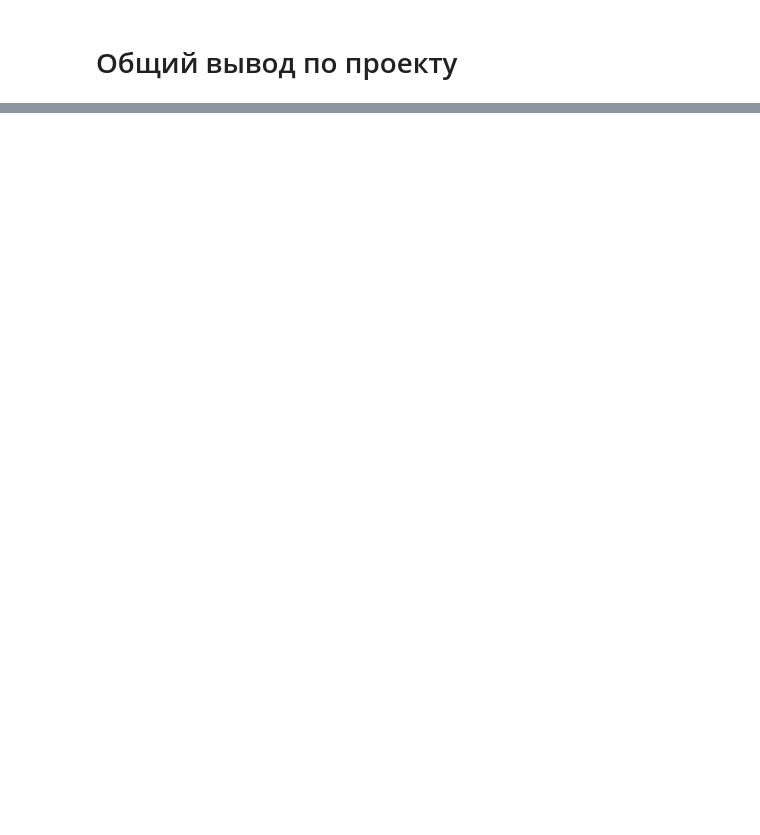
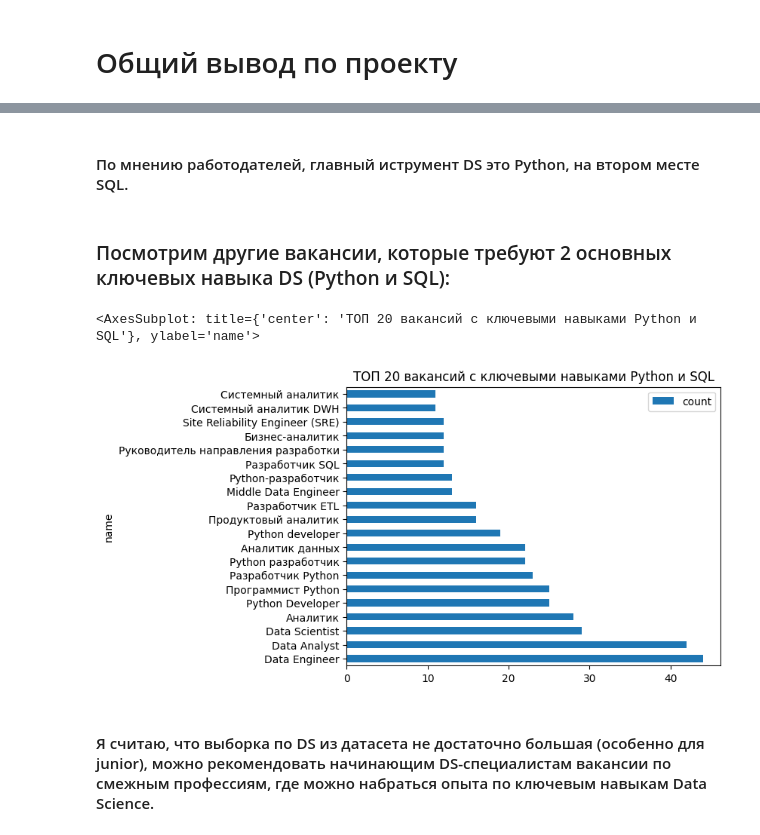
Before and after one commit to Dennniskoo/data_science, a Jupyter notebook: Project_2/Project_2.ipynb, the cells around one changed output, grey strips where cells are left out. Saved outputs shown, nothing was run; the diff lists cells and outputs as text; code cells hidden in the pictures; blank space fills up the shorter version.

```diff
--- a/Project_2/Project_2.ipynb
+++ b/Project_2/Project_2.ipynb
@@ -232,0 +790,31 @@ data
+# %% [markdown]
+#### По мнению работодателей, главный иструмент DS это Python, на втором месте SQL.
+# %% [markdown]
+### Посмотрим другие вакансии, которые требуют 2 основных ключевых навыка DS (Python и SQL):
+# %%
+query = f'''
+select
+    name,
+    count(*)
+from
+    vacancies
+where
+    key_skills like '%SQL%'
+    and
+    lower(key_skills) like '%python%'
+group by
+    name
+order by count desc
+'''
+data = pd.read_sql_query(query, connection)
+
+data.iloc[:20].plot.barh(
+    y='count',
+    x='name',
+    title='ТОП 20 вакансий с ключевыми навыками Python и SQL'
+    )
+# %% [output]
+<AxesSubplot: title={'center': 'ТОП 20 вакансий с ключевыми навыками Python и SQL'}, ylabel='name'>
+[figure, added]
+# %% [markdown]
+#### Я считаю, что выборка по DS из датасета не достаточно большая (особенно для junior), можно рекомендовать начинающим DS-специалистам вакансии по смежным профессиям, где можно набраться опыта по ключевым навыкам Data Science.
```
Also changed, not shown: parts of 113 cells of this notebook, 6 other files.
